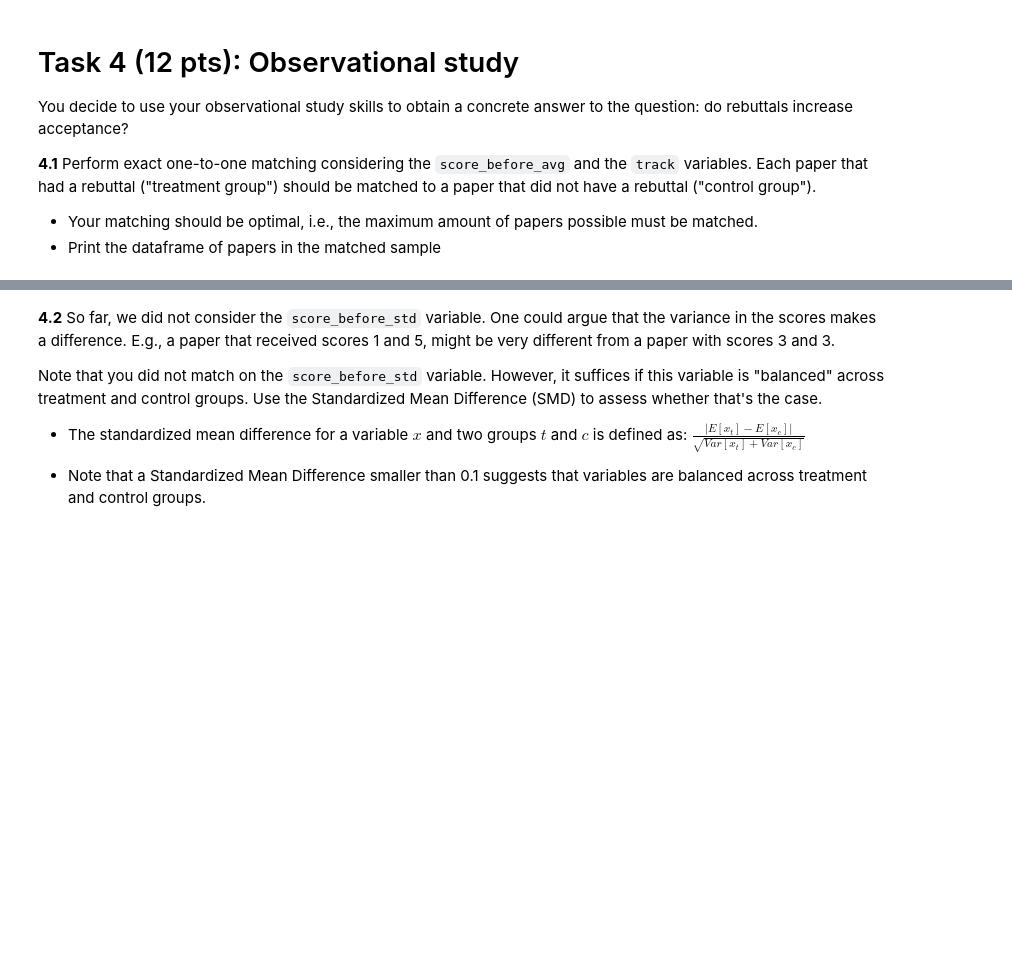
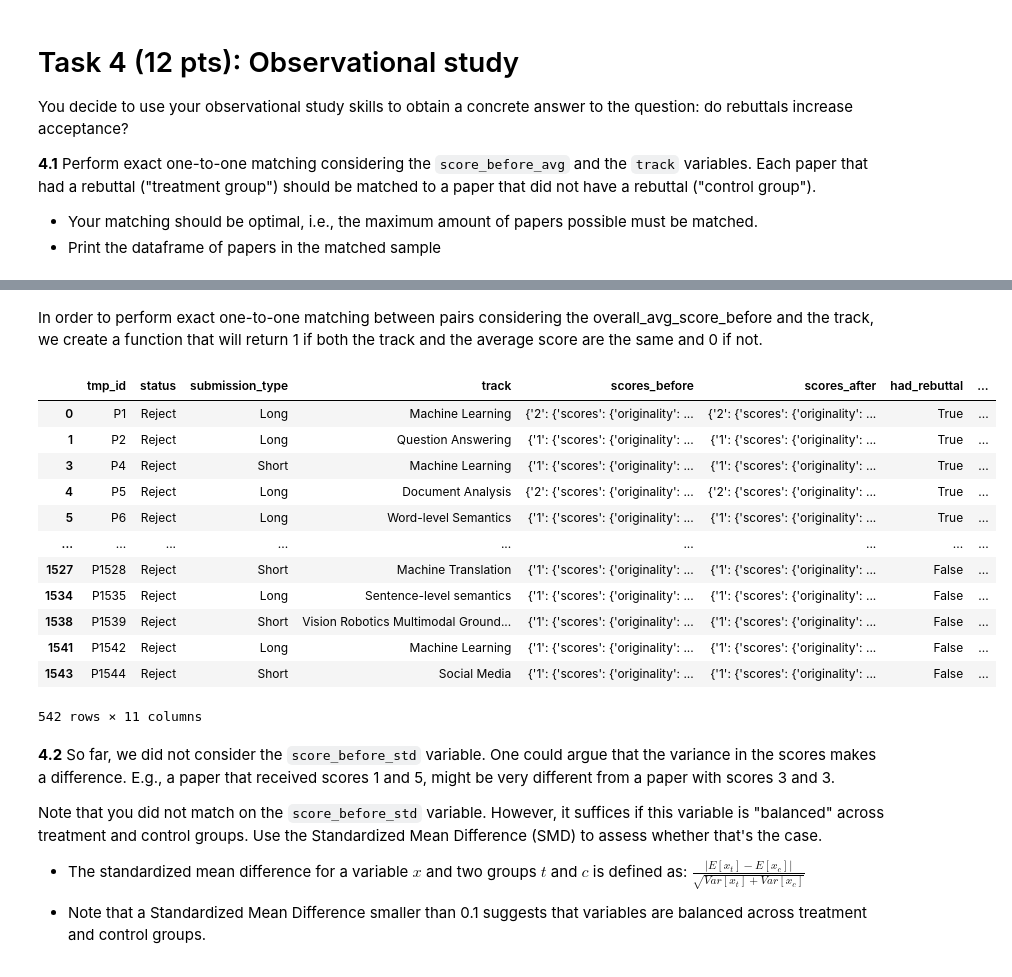
Before and after one commit to aristo6253/epfl-ada-ada-2023-homework-2-adaknow, a Jupyter notebook: hw2.ipynb, the cells around one changed output, grey strips where cells are left out. Saved outputs shown, nothing was run; the diff lists cells and outputs as text; code cells hidden in the pictures; blank space fills up the shorter version.

```diff
--- a/hw2.ipynb
+++ b/hw2.ipynb
@@ -385,3 +395,51 @@ You decide to use your observational study skills to obtain a concrete answer to
+# %% [markdown]
+In order to perform exact one-to-one matching between pairs considering the overall_avg_score_before and the track, we create a function that will return 1 if both the track and the average score are the same and 0 if not.
+# %%
+def get_exact_similarity (paper1, paper2):
+    score = 0
+    if  (paper1['overall_score_before_avg'] == paper2['overall_score_before_avg']) & (paper1['track']==paper2['track']):
+        score = 1
+    return score
+# %%
+#separate the treatment and control groups
+treatment_df=acl_reviews_df[acl_reviews_df['had_rebuttal']== True]
+control_df=acl_reviews_df[acl_reviews_df['had_rebuttal']== False]
+
+#create an empty df to store the results
+matched_df = pd.DataFrame(columns=['ID Control', 'ID Treatment'])
+
+#loop through all the values 'had_rebutal' of control and treatment groups
+for  control_index, control_row in control_df.iterrows():
+    for treatment_index, treatment_row in treatment_df.iterrows():
+        #calculate the similarity
+        if get_exact_similarity(treatment_row,
+                                control_row)==1 :
+            #add the matched control row to the matched_df
+            new_row = {'ID Control': control_row['tmp_id'], 'ID Treatment': treatment_row['tmp_id']}
+            matched_df.loc[len(matched_df)]=new_row
+            #remove the matched pair from the treatment_df and control_df
+            treatment_df = treatment_df.drop(treatment_index)
+            control_df = control_df.drop(control_index)
+            #stop the loop
+            break
+balanced_group=acl_reviews_df[acl_reviews_df['tmp_id'].isin(matched_df.melt()['value'])]
+
+#display the dataframe of the balanced group
+display(balanced_group)
+# %% [output]
+|  | tmp_id | status | submission_type | track | scores_before | scores_after | had_rebuttal | ... |
+| 0 | P1 | Reject | Long | Machine Learning | {'2': {'scores': {'originality': ... | {'2': {'scores': {'originality': ... | True | ... |
+| 1 | P2 | Reject | Long | Question Answering | {'1': {'scores': {'originality': ... | {'1': {'scores': {'originality': ... | True | ... |
+| 3 | P4 | Reject | Short | Machine Learning | {'1': {'scores': {'originality': ... | {'1': {'scores': {'originality': ... | True | ... |
+| 4 | P5 | Reject | Long | Document Analysis | {'2': {'scores': {'originality': ... | {'2': {'scores': {'originality': ... | True | ... |
+| 5 | P6 | Reject | Long | Word-level Semantics | {'1': {'scores': {'originality': ... | {'1': {'scores': {'originality': ... | True | ... |
+| ... | ... | ... | ... | ... | ... | ... | ... | ... |
+| 1527 | P1528 | Reject | Short | Machine Translation | {'1': {'scores': {'originality': ... | {'1': {'scores': {'originality': ... | False | ... |
+| 1534 | P1535 | Reject | Long | Sentence-level semantics | {'1': {'scores': {'originality': ... | {'1': {'scores': {'originality': ... | False | ... |
+| 1538 | P1539 | Reject | Short | Vision Robotics Multimodal Ground... | {'1': {'scores': {'originality': ... | {'1': {'scores': {'originality': ... | False | ... |
+| 1541 | P1542 | Reject | Long | Machine Learning | {'1': {'scores': {'originality': ... | {'1': {'scores': {'originality': ... | False | ... |
+| 1543 | P1544 | Reject | Short | Social Media | {'1': {'scores': {'originality': ... | {'1': {'scores': {'originality': ... | False | ... |
+542 rows × 11 columns
 # %% [markdown]
 **4.2** So far, we did not consider the `score_before_std` variable. One could argue that the variance in the scores makes a difference. E.g., a paper that received scores 1 and 5, might be very different from a paper with scores 3 and 3.
 
```
Also changed, not shown: parts of 5 cells of this notebook.
